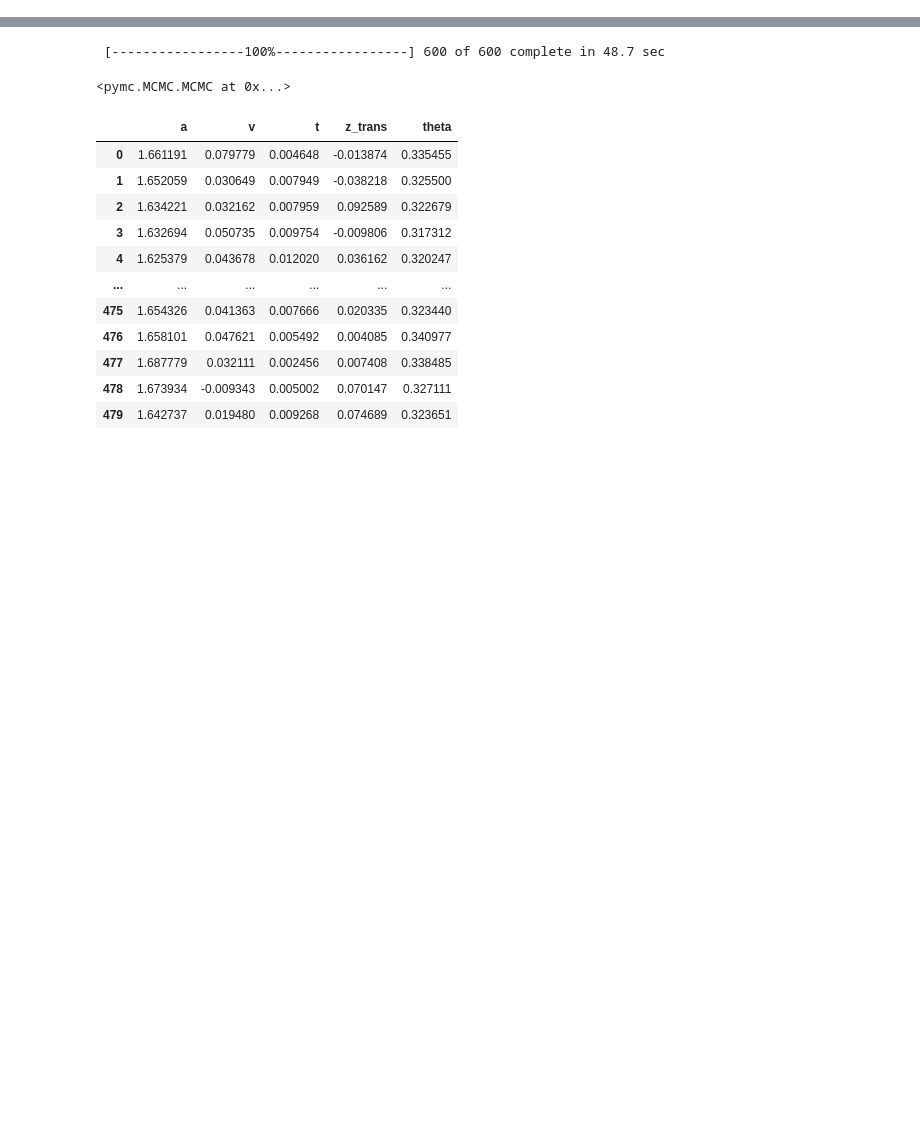
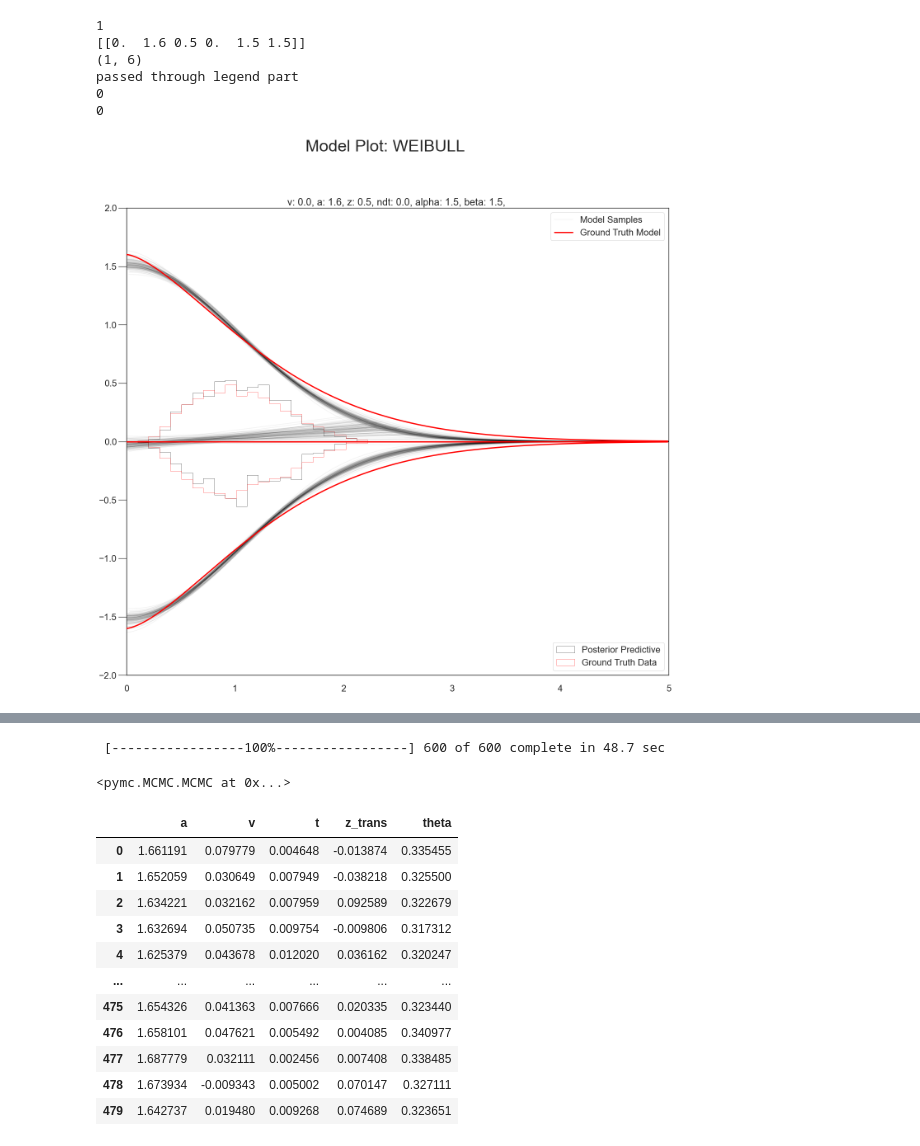
Before and after one commit to AlexanderFengler/hddmnn_tutorial, a Jupyter notebook: ddm_variants_exploration.ipynb, the cells around one changed output, grey strips where cells are left out. Drawn from its saved outputs; the diff is of its cells as text; code cells hidden in the pictures; blank space fills up the shorter version.

```diff
--- a/ddm_variants_exploration.ipynb
+++ b/ddm_variants_exploration.ipynb
@@ -103,7 +37,10 @@ np.([data[0][1][0]]).shape
 # %%
 # THE SIMULATOR FUNCTION
-parameter_vector = [0, 1.6, 0.5, 0.0, 0.3]
-simulations = simulator(theta = parameter_vector, model = 'angle', n_samples = 1000)
+parameter_vector = [0, 1.6, 0.5, 0.0, 1.5, 1.5]
+simulations = simulator(theta = parameter_vector,
+                        model = 'weibull_cdf',
+                        n_samples = 2000)
+hddm_data = hddm_preprocess(simulations)
 # %%
 # Plotting the data
 ground_truths = np.random.uniform(low = [-2, 0.5, 0.3, 0.0, 0.3, 0.5], high = [2, 1.5, 0.7, 2.0, 1.0, 3], size = (10, 6))
@@ -116,0 +235,7 @@ model_plot(ground_truths = ground_truths,
+# %%
+hddm_model = hddm.HDDMnn_weibull(hddm_data,
+                                 informative = False,
+                                 free = False,
+                                 k = True,
+                                 include = ['z', 'alpha', 'beta'],
+                                 is_group_model = False)
@@ -117,3 +264,22 @@ model_plot(ground_truths = ground_truths,
+# %%
+model_plot(ground_truths = np.array(parameter_vector),
+           posterior_samples = hddm_model.get_traces(),
+           model = 'weibull_cdf',
+           n_post_params = 100,
+           cols = 1,
+           n_plots = 1,
+           max_t = 5,
+           show_model = True,
+           input_hddm_trace = True,
+           hierarchical = False)
+# %% [output]
+1
+[[0.  1.6 0.5 0.  1.5 1.5]]
+(1, 6)
+passed through legend part
+0
+0
+[figure, added]
 # %%
 # ANGLE
 
```
Also changed, not shown: parts of 38 cells of this notebook, 3 other files.
